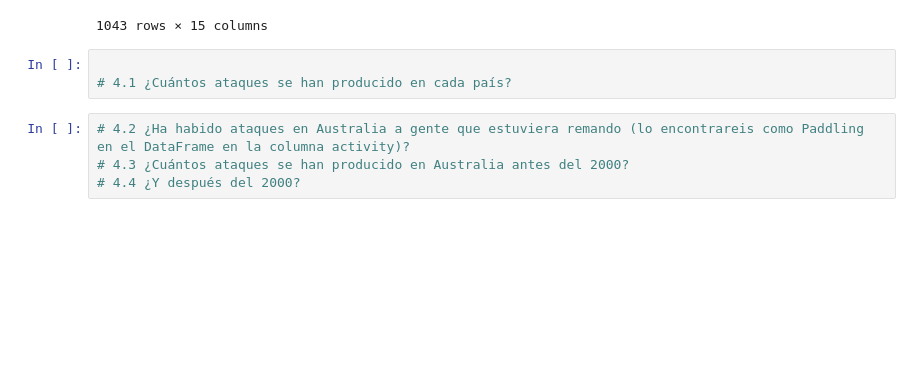
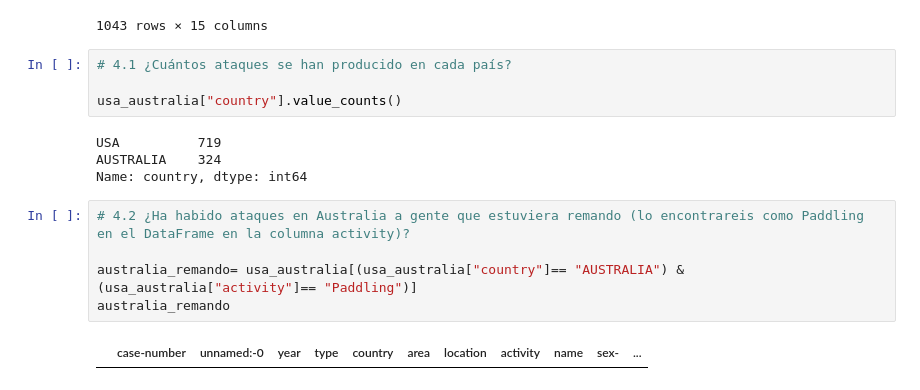
Before and after one commit to Adalab/DA-promo-b-modulo-2-sprint-1-Lara-Diana, a Jupyter notebook: Pandas/modulo-2-ejercicio-4-pandas-filtrado.ipynb, the cells around one changed output. Saved outputs shown, nothing was run; the diff lists cells and outputs as text; blank space fills up the shorter version.

```diff
--- a/Pandas/modulo-2-ejercicio-4-pandas-filtrado.ipynb
+++ b/Pandas/modulo-2-ejercicio-4-pandas-filtrado.ipynb
@@ -183,9 +157,17 @@ usa_australia2
 | 5797 | 1880.11.25 | 5814 | 1880.0 | Unprovoked | AUSTRALIA | Queensland | Petrie Bight, Brisbane River | Swimming | Alexey Drury | M | ... |
 1043 rows × 15 columns
 # %%
+# 4.1 ¿Cuántos ataques se han producido en cada país?
 
-# 4.1 ¿Cuántos ataques se han producido en cada país?
+usa_australia["country"].value_counts()
+# %% [output]
+USA          719
+AUSTRALIA    324
+Name: country, dtype: int64
 # %%
 # 4.2 ¿Ha habido ataques en Australia a gente que estuviera remando (lo encontrareis como Paddling en el DataFrame en la columna activity)?
-# 4.3 ¿Cuántos ataques se han producido en Australia antes del 2000?
-# 4.4 ¿Y después del 2000?
+
+australia_remando= usa_australia[(usa_australia["country"]== "AUSTRALIA") & (usa_australia["activity"]== "Paddling")]
+australia_remando
+# %% [output]
+|  | case-number | unnamed:-0 | year | type | country | area | location | activity | name | sex- | ... |
```
Also changed, not shown: parts of 12 cells of this notebook, 9 other files.
